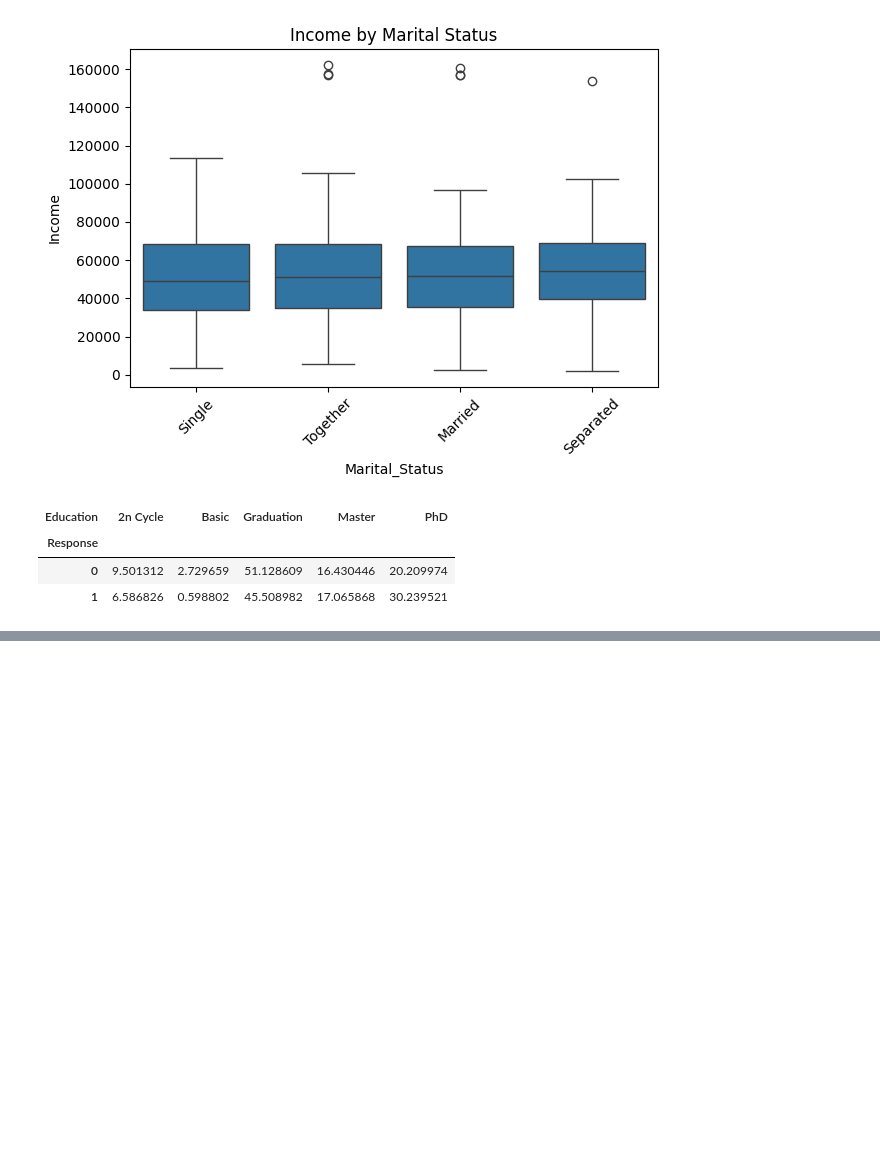
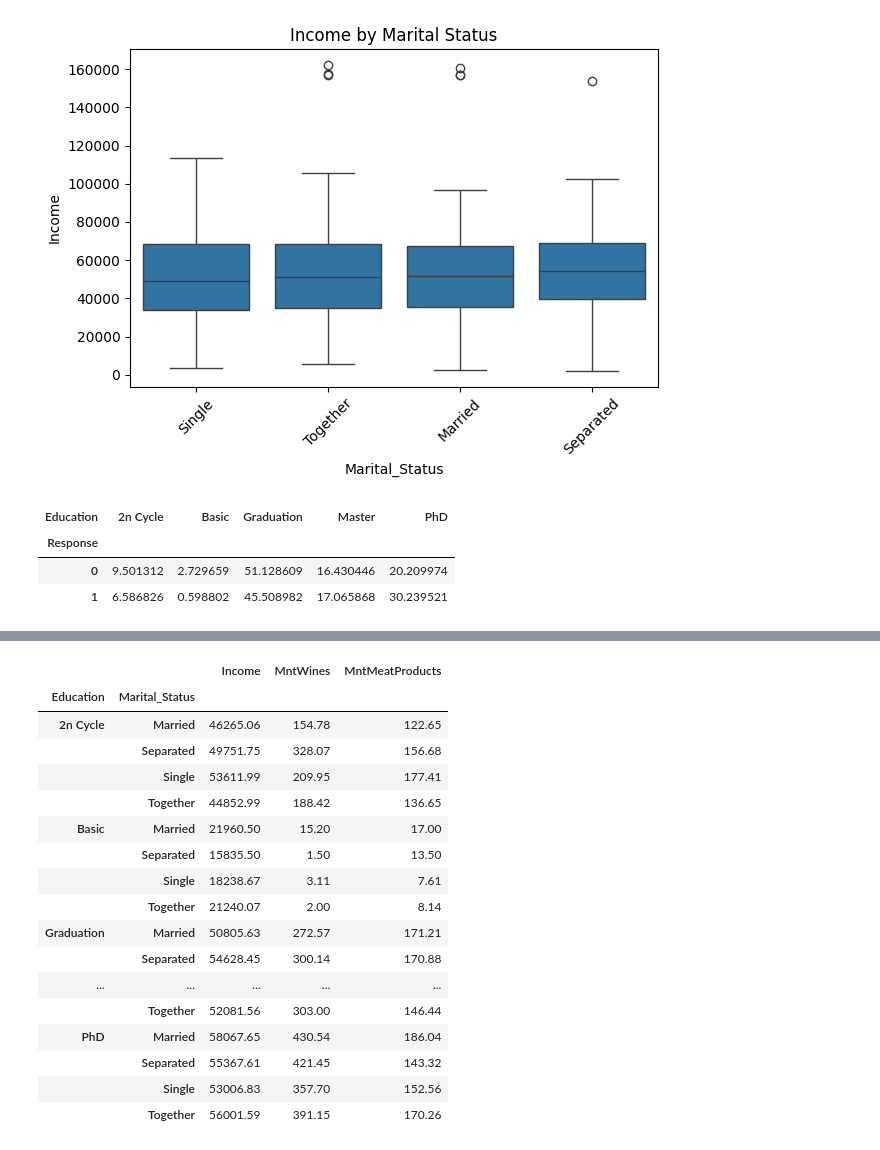
Before and after one commit to DataBells/marketing_project, a Jupyter notebook: marketing_analysis.ipynb, the cells around one changed output, grey strips where cells are left out. Saved outputs shown, nothing was run; the diff lists cells and outputs as text; code cells hidden in the pictures; blank space fills up the shorter version.

```diff
--- a/marketing_analysis.ipynb
+++ b/marketing_analysis.ipynb
@@ -325,0 +341,21 @@ pd.crosstab(df['Response'], df['Education'], normalize='index') * 100
+# %%
+df.groupby(['Education', 'Marital_Status'])[['Income', 'MntWines', 'MntMeatProducts']].mean().round(2)
+# %% [output]
+|  |  | Income | MntWines | MntMeatProducts |
+| Education | Marital_Status |  |  |  |
+| 2n Cycle | Married | 46265.06 | 154.78 | 122.65 |
+|  | Separated | 49751.75 | 328.07 | 156.68 |
+|  | Single | 53611.99 | 209.95 | 177.41 |
+|  | Together | 44852.99 | 188.42 | 136.65 |
+| Basic | Married | 21960.50 | 15.20 | 17.00 |
+|  | Separated | 15835.50 | 1.50 | 13.50 |
+|  | Single | 18238.67 | 3.11 | 7.61 |
+|  | Together | 21240.07 | 2.00 | 8.14 |
+| Graduation | Married | 50805.63 | 272.57 | 171.21 |
+|  | Separated | 54628.45 | 300.14 | 170.88 |
+| ... | ... | ... | ... | ... |
+|  | Together | 52081.56 | 303.00 | 146.44 |
+| PhD | Married | 58067.65 | 430.54 | 186.04 |
+|  | Separated | 55367.61 | 421.45 | 143.32 |
+|  | Single | 53006.83 | 357.70 | 152.56 |
+|  | Together | 56001.59 | 391.15 | 170.26 |
```
Also changed, not shown: parts of 4 cells of this notebook.
